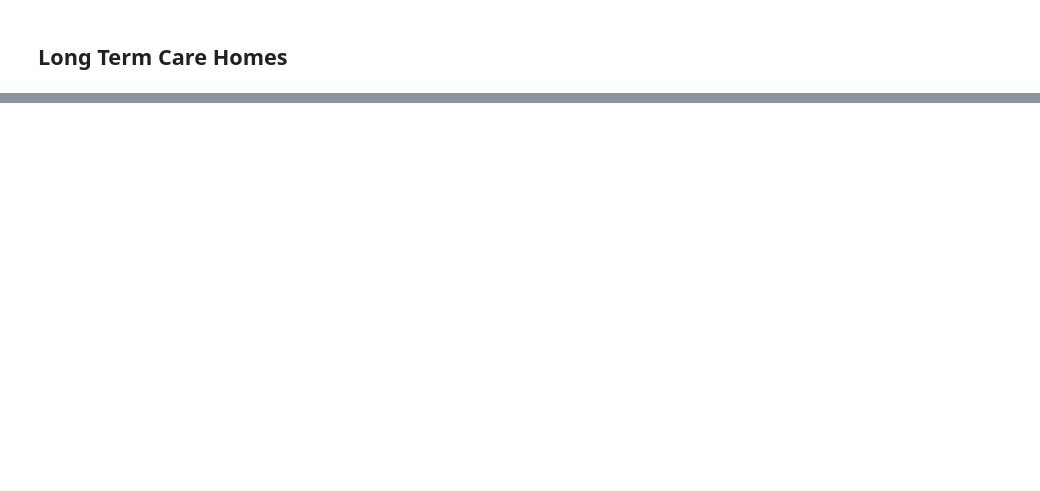
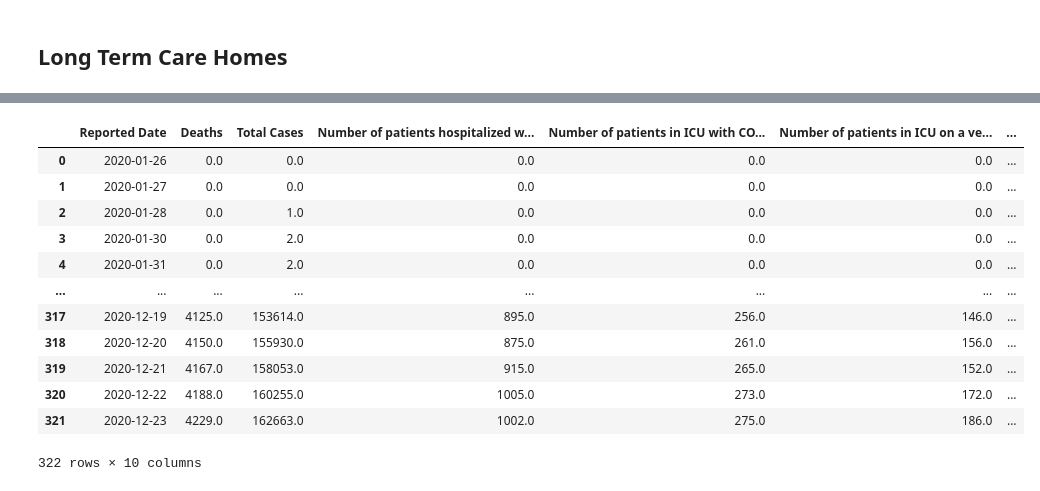
Before and after one commit to vijay-ss/covid19-blogpages, a Jupyter notebook: _notebooks/Copy_of_2020_12_22_covid19_deaths.ipynb, the cells around one changed output, grey strips where cells are left out. Cells and saved outputs as stored; diff of their text form; code cells hidden in the pictures; blank space fills up the shorter version.

```diff
--- a/_notebooks/Copy_of_2020_12_22_covid19_deaths.ipynb
+++ b/_notebooks/Copy_of_2020_12_22_covid19_deaths.ipynb
@@ -231,3 +231,7 @@ fig_deaths.show()
 [interactive output not drawn]
 # %% [markdown]
 ## Long Term Care Homes
+# %%
+#hide
+df_ltc = src_testing[['Reported Date','Deaths','Total Cases','Number of patients hospitalized with COVID-19','Number of patients in ICU with COVID-19','Number of patients in ICU on a ventilator with COVID-19','Total Positive LTC Resident Cases','Total LTC Resident Deaths','Total LTC HCW Deaths']] \
+.fillna(0)
@@ -233,0 +257,18 @@ fig_deaths.show()
+# %%
+#hide
+df_ltc['LTC Resident Death Percentage'] = (df_ltc['Total LTC Resident Deaths'] / df_ltc['Deaths']).fillna(0)
+df_ltc
+# %% [output]
+|  | Reported Date | Deaths | Total Cases | Number of patients hospitalized w... | Number of patients in ICU with CO... | Number of patients in ICU on a ve... | ... |
+| 0 | 2020-01-26 | 0.0 | 0.0 | 0.0 | 0.0 | 0.0 | ... |
+| 1 | 2020-01-27 | 0.0 | 0.0 | 0.0 | 0.0 | 0.0 | ... |
+| 2 | 2020-01-28 | 0.0 | 1.0 | 0.0 | 0.0 | 0.0 | ... |
+| 3 | 2020-01-30 | 0.0 | 2.0 | 0.0 | 0.0 | 0.0 | ... |
+| 4 | 2020-01-31 | 0.0 | 2.0 | 0.0 | 0.0 | 0.0 | ... |
+| ... | ... | ... | ... | ... | ... | ... | ... |
+| 317 | 2020-12-19 | 4125.0 | 153614.0 | 895.0 | 256.0 | 146.0 | ... |
+| 318 | 2020-12-20 | 4150.0 | 155930.0 | 875.0 | 261.0 | 156.0 | ... |
+| 319 | 2020-12-21 | 4167.0 | 158053.0 | 915.0 | 265.0 | 152.0 | ... |
+| 320 | 2020-12-22 | 4188.0 | 160255.0 | 1005.0 | 273.0 | 172.0 | ... |
+| 321 | 2020-12-23 | 4229.0 | 162663.0 | 1002.0 | 275.0 | 186.0 | ... |
+322 rows × 10 columns
```
Also changed, not shown: parts of 4 cells of this notebook.
